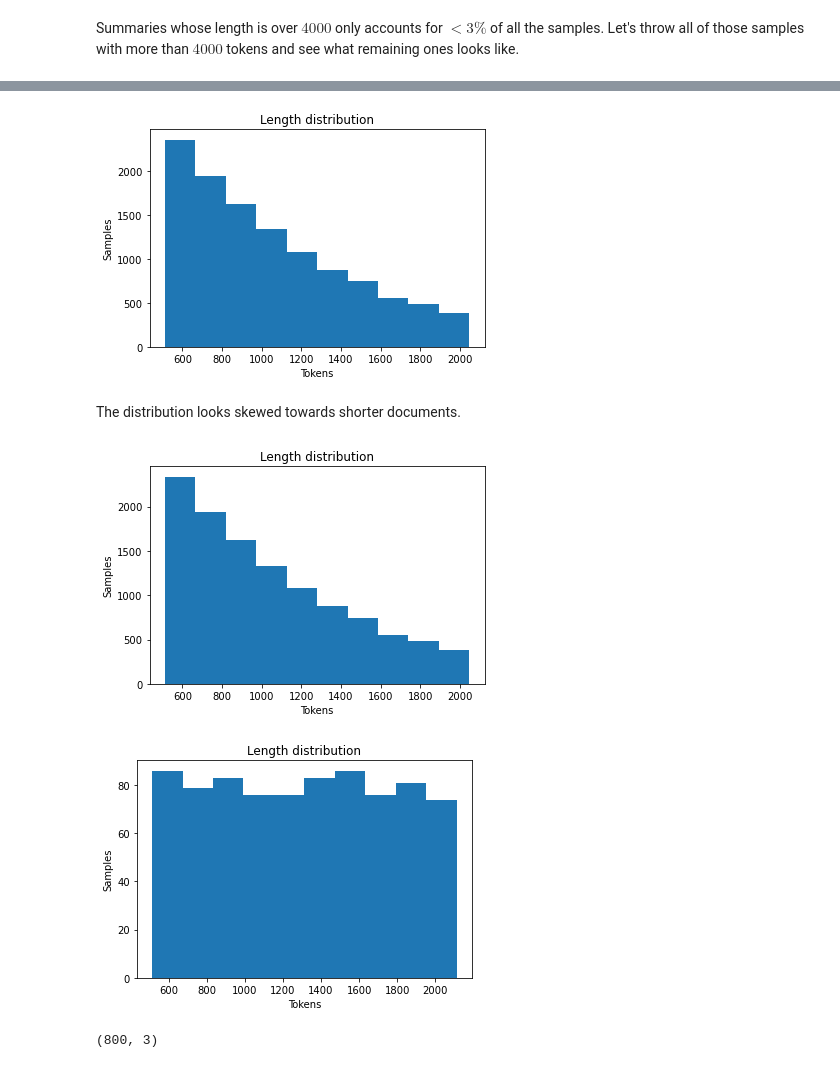
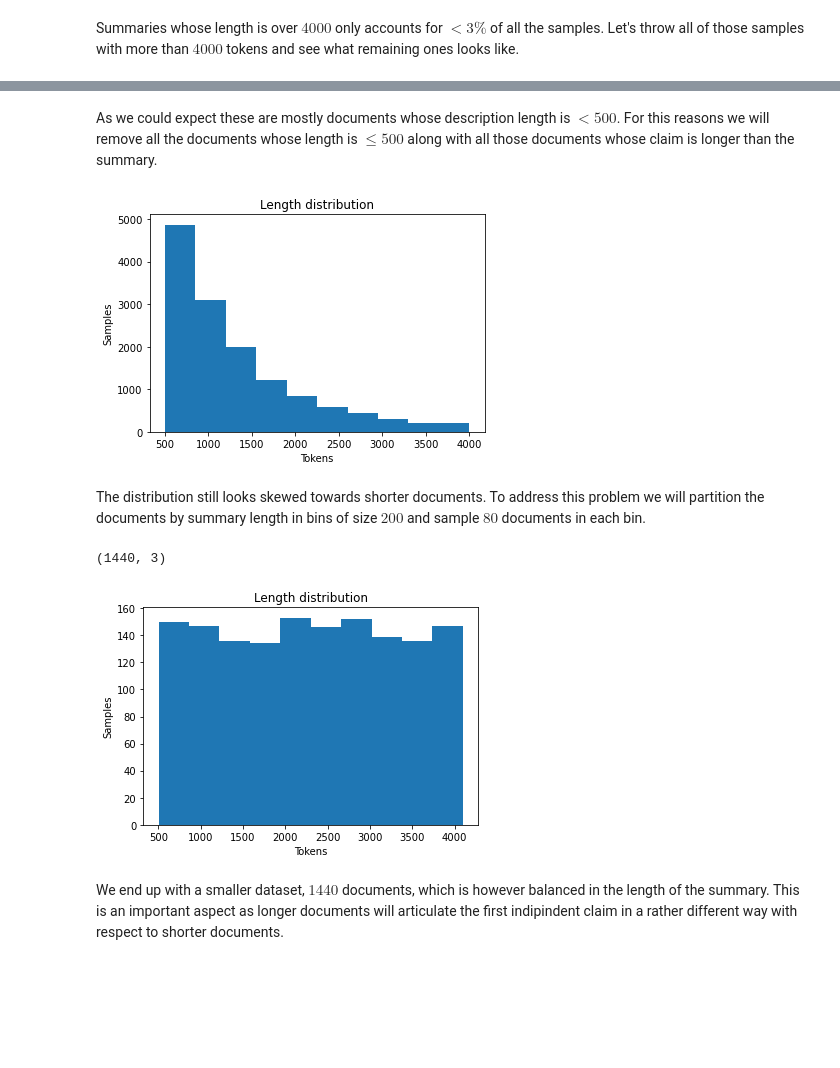
Before and after one commit to NLPNice/final-project, a Jupyter notebook: preprocessing/DatasetAnalysis.ipynb, the cells around one changed output, grey strips where cells are left out. Drawn from its saved outputs; the diff is of its cells as text; code cells hidden in the pictures; blank space fills up the shorter version.

```diff
--- a/preprocessing/DatasetAnalysis.ipynb
+++ b/preprocessing/DatasetAnalysis.ipynb
@@ -2,15 +2,15 @@
 import pandas as pd
 import numpy as np
 
-DATASET_PATH = "./summaries_claims.csv"
+DATASET_PATH = "./summaries_claims.zip"
 # %%
 df = pd.read_csv(DATASET_PATH)
 df = df.dropna()
 # %% [markdown]
 Let's check how summaries lengths are distributed.
 # %%
-summaries_length = df["summaries"].astype(str).apply(lambda summary: len(summary.split()))
-claims_length = df["claims"].astype(str).apply(lambda c: len(c.split()))
+summaries_length = df["summary"].astype(str).apply(lambda summary: len(summary.split()))
+claims_length = df["claim"].astype(str).apply(lambda c: len(c.split()))
 
 summaries_length.describe()
 # %% [output]
@@ -44,10 +44,10 @@ sum(summaries_length < 4000) / summaries_length.shape[0]
 Summaries whose length is over $4000$ only accounts for $\lt 3\%$ of all the samples.
 Let's throw all of those samples with more than $4000$ tokens and see what remaining ones looks like.
 # %%
-not_outliers = summaries_length < 4000
+outliers = summaries_length > 4000
 
-print(summaries_length[not_outliers].describe())
-plt.hist(summaries_length[not_outliers])
+print(summaries_length[~outliers].describe())
+plt.hist(summaries_length[~outliers])
 plt.title("Length distribution")
 plt.xlabel("Tokens")
 plt.ylabel("Samples")
@@ -119,24 +132,18 @@ We will end up with documents that have summaries length $\in [50, 4000]$.
+# %% [markdown]
+As we could expect these are mostly documents whose description length is $< 500$.
+For this reasons we will remove all the documents whose length is $\leq 500$ along with all those documents whose claim is longer than the summary.
 # %%
-not_outliers = not_outliers & ((summaries_length >= 512) & (summaries_length < 2048))
+outliers = outliers | (summaries_length < 500) | (claims_length > summaries_length)
 
-plt.hist(summaries_length[not_outliers])
+plt.hist(summaries_length[~outliers])
 plt.title("Length distribution")
 plt.xlabel("Tokens")
 plt.ylabel("Samples")
 plt.show()
 plt.show()
 # %% [output]
-[figure, old version]
+[figure, new version]
 # %% [markdown]
-The distribution looks skewed towards shorter documents.
+The distribution still looks skewed towards shorter documents.
+To address this problem we will partition the documents by summary length in bins of size $200$ and sample $80$ documents in each bin.
-# %%
-not_outliers = not_outliers & ((claims_length / summaries_length) < 1 )
-out = plt.hist(summaries_length[not_outliers])
-plt.title("Length distribution")
-plt.xlabel("Tokens")
-plt.ylabel("Samples")
-plt.show()
-plt.show()
-# %% [output]
-[figure, removed]
 # %%
@@ -151,13 +158,19 @@ for b in range(512, 2000, 200):
   in_bin = (summaries_length > b) & (summaries_length < b + BIN_SIZE)
   balanced_df = pd.concat([balanced_df,
                            df[in_bin].sample(n=SAMPLES_PER_BIN)])
+# %%
+balanced_df.shape
+# %% [output]
+(1440, 3)
 # %%
-plt.hist(balanced_df["summaries"].astype(str).apply(lambda x: len(x.split())))
+plt.hist(balanced_df["summary"].astype(str).apply(lambda x: len(x.split())))
 plt.title("Length distribution")
 plt.xlabel("Tokens")
 plt.ylabel("Samples")
 plt.show()
 plt.show()
 # %% [output]
-[figure, old version]
+[figure, new version]
+# %% [markdown]
+We end up with a smaller dataset, $1440$ documents, which is however balanced in the length of the summary. This is an important aspect as longer documents will articulate the first indipindent claim in a rather different way with respect to shorter documents.
 # %%
@@ -165,4 +177,0 @@ balanced_df.to_csv("balanced_csv_naive_small.csv")
-# %%
-balanced_df.shape
-# %% [output]
-(800, 3)
```
Also changed, not shown: parts of 16 cells of this notebook, 3 other files.
